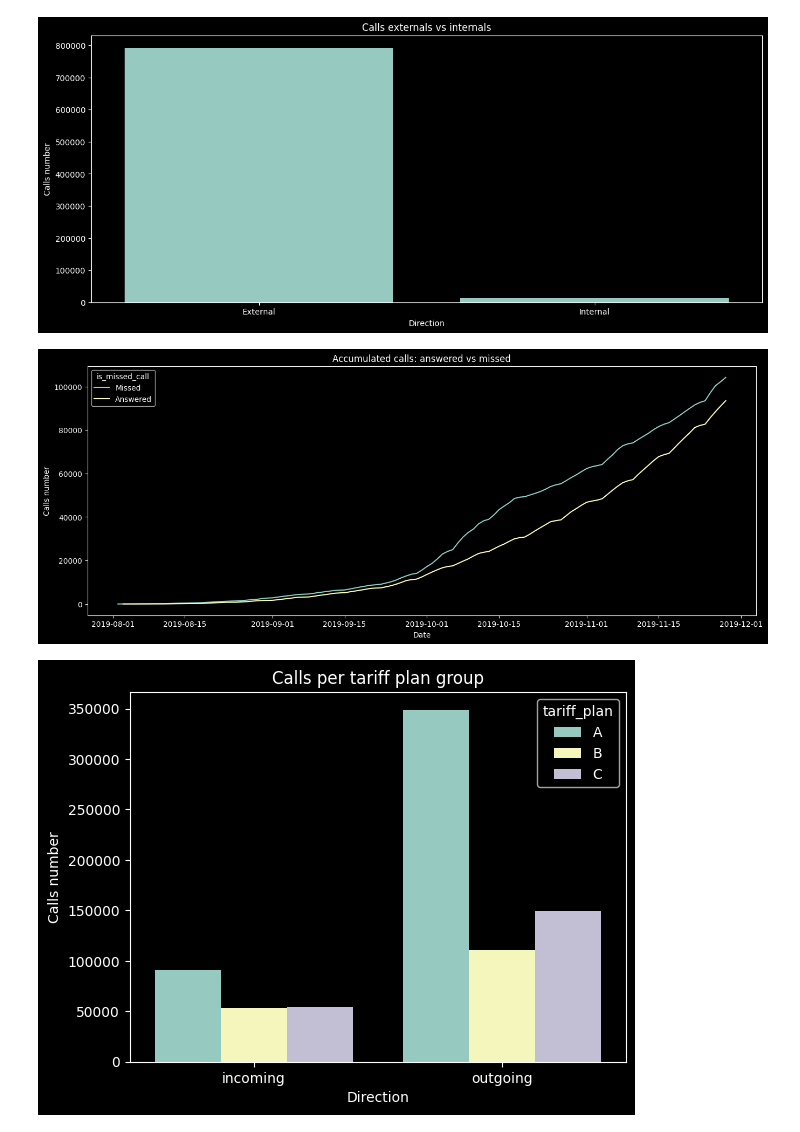
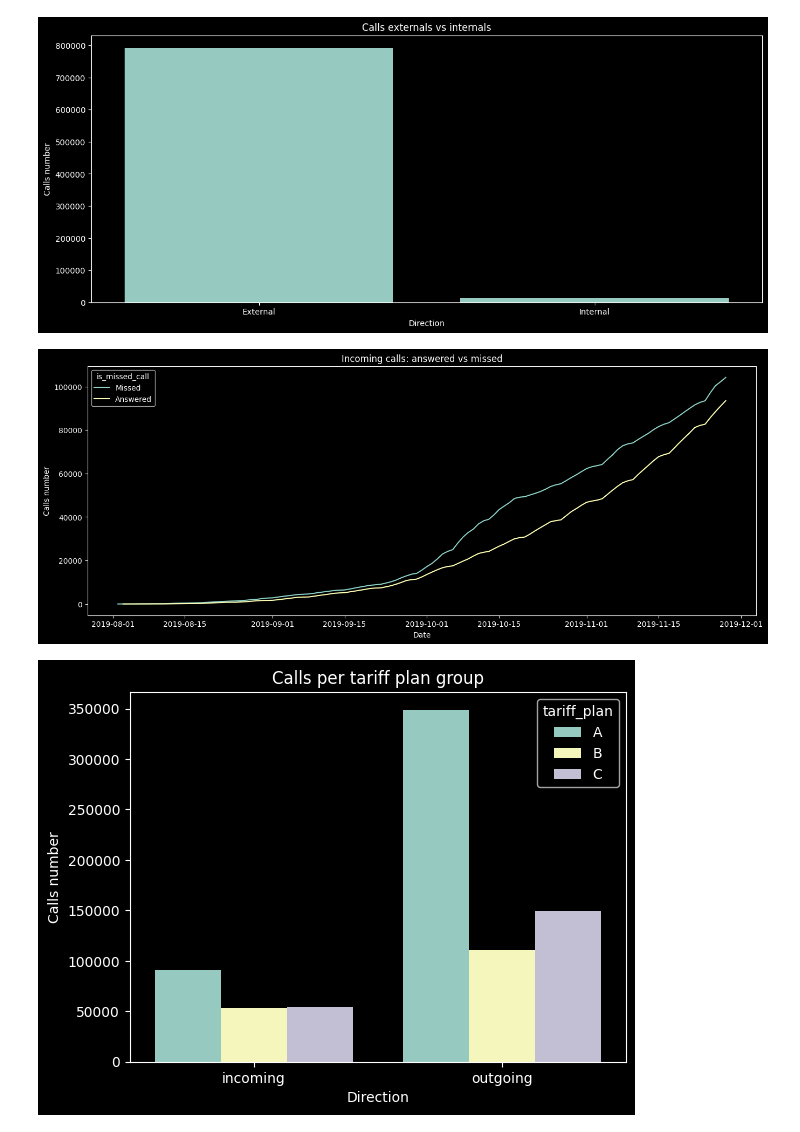
Before and after one commit to XivxnX/analisis_CallMeBaby, a Jupyter notebook: analisis_callmebaby.ipynb, the cells around one changed output. Saved outputs shown, nothing was run; the diff lists cells and outputs as text; code cells hidden in the pictures.

```diff
--- a/analisis_callmebaby.ipynb
+++ b/analisis_callmebaby.ipynb
@@ -207,30 +207,30 @@ plt.show()
 # %%
 # acumulado de llamadas atendidas y perdidas
 # filtrar por llamadas entrantes
 incoming_calls = calls.query('direction == "in"')
 
 # calcular acumulado de llamadas atendidas y perdidas
 accumulated_calls = (
     incoming_calls.groupby(['dt', 'is_missed_call'], as_index=False)
     .agg({'calls_count':'sum'})
 )
 
 accumulated_calls['is_missed_call'] = accumulated_calls['is_missed_call'].replace({'False':'Answered', 'True':'Missed'})
 accumulated_calls['calls_cumulative'] = accumulated_calls.groupby('is_missed_call')['calls_count'].transform('cumsum')
 
 # gráfico de líneas: acumulado de llamadas atendidas y no atendidas
 plt.figure(figsize=[16,6])
 sns.lineplot(accumulated_calls,
              x='dt',
              y='calls_cumulative',
              hue='is_missed_call')
-plt.title('Accumulated calls: answered vs missed')
+plt.title('Incoming calls: answered vs missed')
 plt.ylabel('Calls number')
 plt.xlabel('Date')
 plt.show()
 plt.show()
 # %% [output]
-[figure, old version]
+[figure, new version]
 # %%
 # número de llamadas por usuarios de cada plan
 # agrupar por tipo de llamada
```
Also changed, not shown: parts of 3 cells of this notebook.
